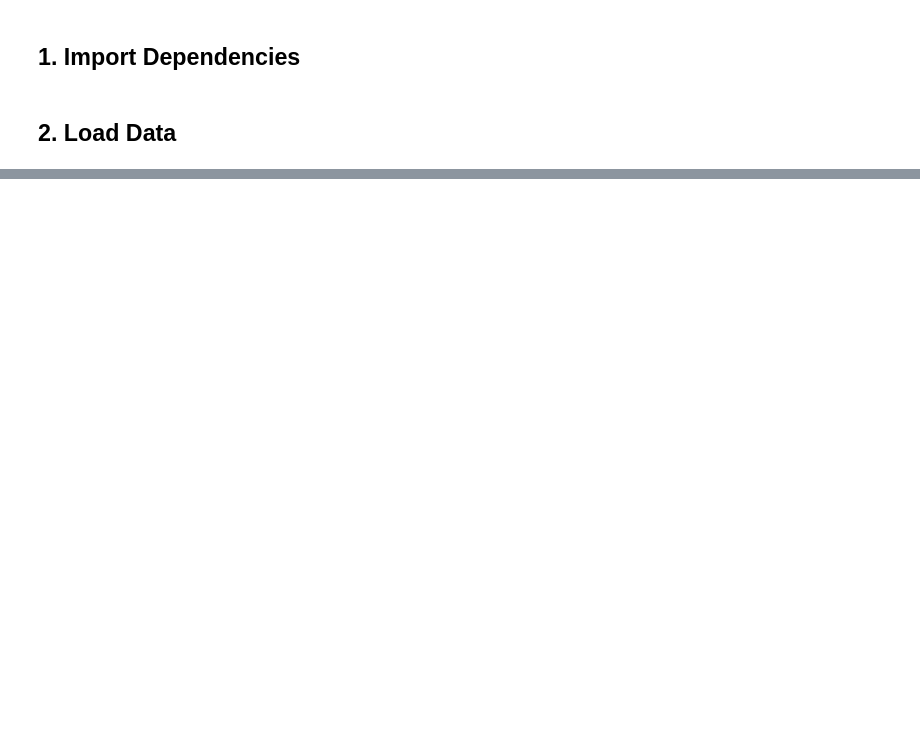
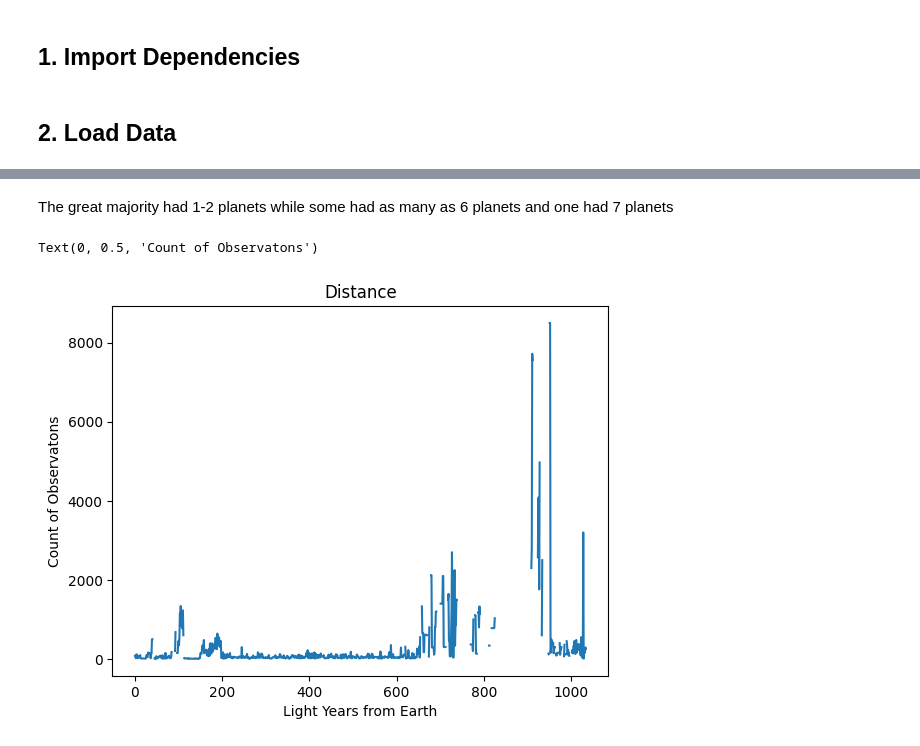
Before and after one commit to nwn8/datafun-06-eda, a Jupyter notebook: nates_eda.ipynb, the cells around one changed output, grey strips where cells are left out. Saved outputs shown, nothing was run; the diff lists cells and outputs as text; code cells hidden in the pictures; blank space fills up the shorter version.

```diff
--- a/nates_eda.ipynb
+++ b/nates_eda.ipynb
@@ -33,0 +102,10 @@ iris_df.head()
+# %% [markdown]
+The great majority had 1-2 planets while some had as many as 6 planets and one had 7 planets
+# %%
+plt.plot(planets_df['distance'])
+plt.title('Distance')
+plt.xlabel('Light Years from Earth')
+plt.ylabel('Count of Observatons')
+# %% [output]
+Text(0, 0.5, 'Count of Observatons')
+[figure, added]
```
Also changed, not shown: parts of 24 cells of this notebook.
